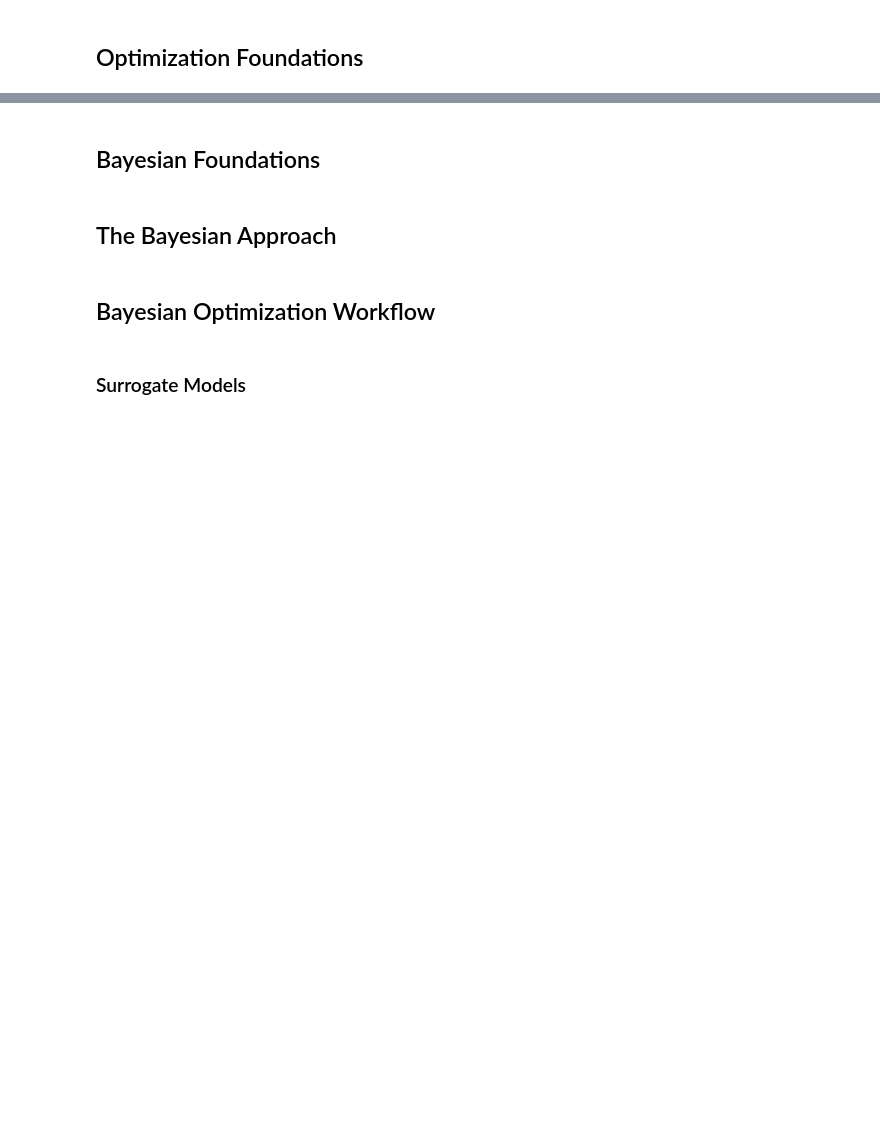
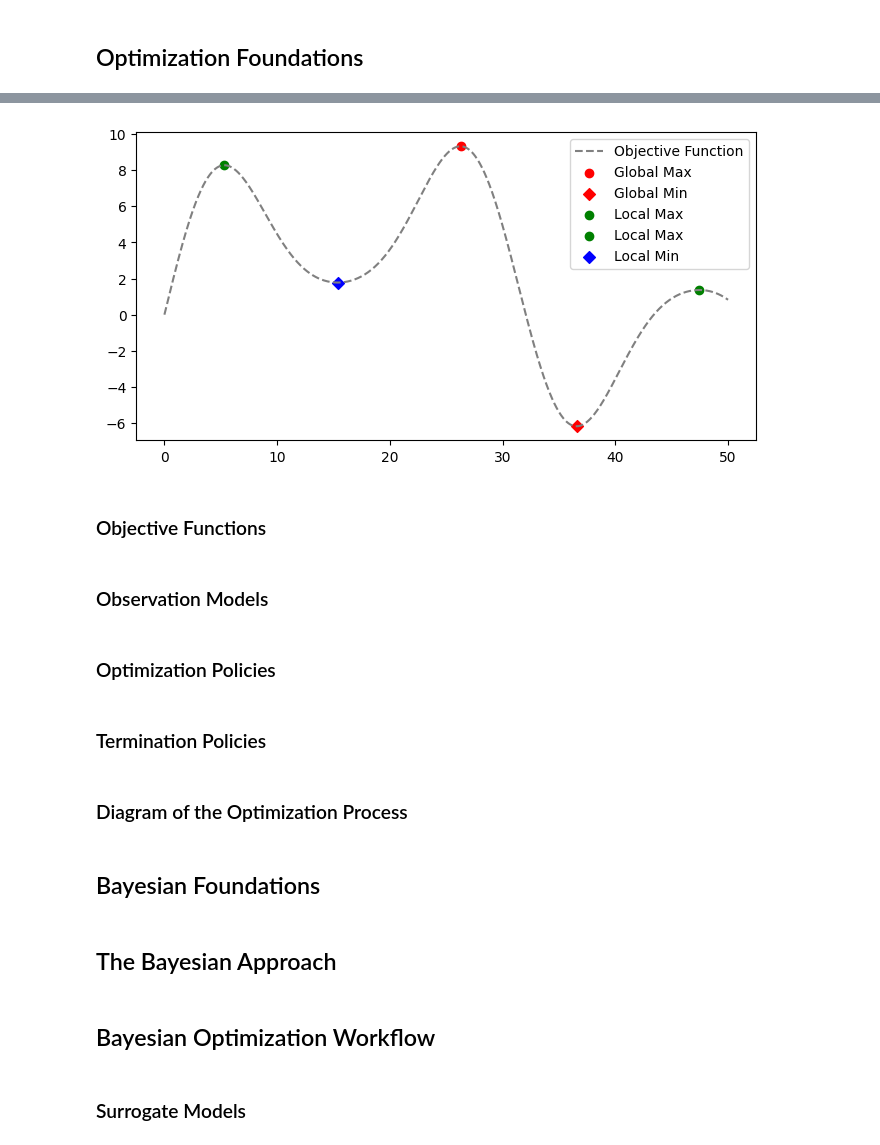
Before and after one commit to drewgjerstad/bayesian-optimization, a Jupyter notebook: docs/01_introduction.ipynb, the cells around one changed output, grey strips where cells are left out. Cells and saved outputs as stored; diff of their text form; code cells hidden in the pictures; blank space fills up the shorter version.

Commit message:
Formalize optimization

```diff
--- a/docs/01_introduction.ipynb
+++ b/docs/01_introduction.ipynb
@@ -167,3 +211,37 @@ _optimization for online particle accelerator tuning_ by Kaiser et al. (2024)
+# %%
+# Plot Objective Function with Optima Labeled
+
+def objective(x:np.array)->np.array:
+    return (np.sin(0.2 * x) * np.cos(0.1 * x) * 10 +
+            np.sin(0.5 * x) + 0.05 * x)
+
+x = np.linspace(0, 50, 1000)
+y = objective(x)
+
+plt.figure(figsize=(8, 4))
+plt.plot(x, y, label="Objective Function", c="gray", linestyle="--")
+plt.scatter(x[np.argmax(y)], np.max(y), label="Global Max", c="r")
+plt.scatter(x[np.argmin(y)], np.min(y), label="Global Min", c="r", marker="D")
+plt.scatter(x[np.argmax(y[:200])], np.max(y[:200]), label="Local Max",
+            c="g", marker="o")
+plt.scatter(x[np.argmax(y[800:]) + 800], np.max(y[800:]), label="Local Max",
+            c="g", marker="o")
+plt.scatter(x[np.argmin(y[200:400]) + 200], np.min(y[200:400]),
+            label="Local Min", c="b", marker="D")
+plt.legend()
+plt.show()
+# %% [output]
+[figure, added]
+# %% [markdown]
+### Objective Functions
+# %% [markdown]
+### Observation Models
+# %% [markdown]
+### Optimization Policies
+# %% [markdown]
+### Termination Policies
+# %% [markdown]
+### Diagram of the Optimization Process
 # %% [markdown]
 ## Bayesian Foundations
 # %% [markdown]
```
Also changed, not shown: parts of 5 cells of this notebook.
